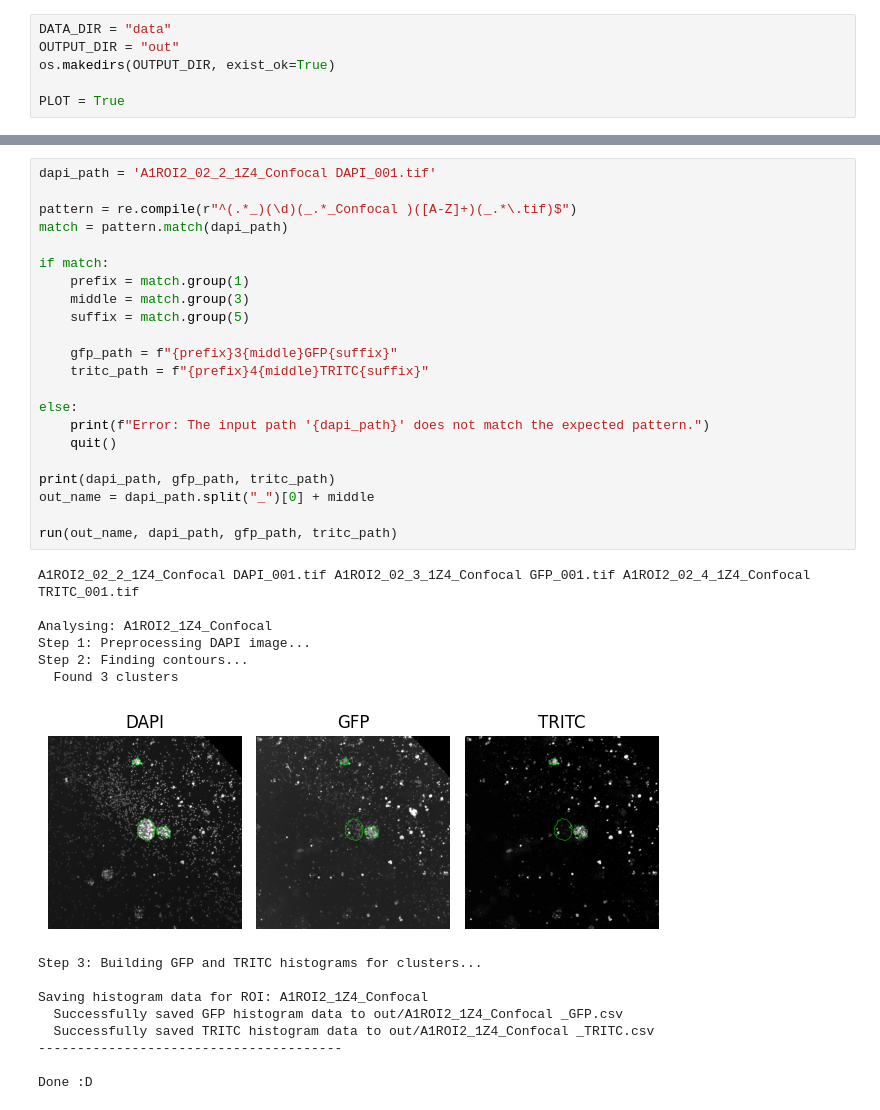
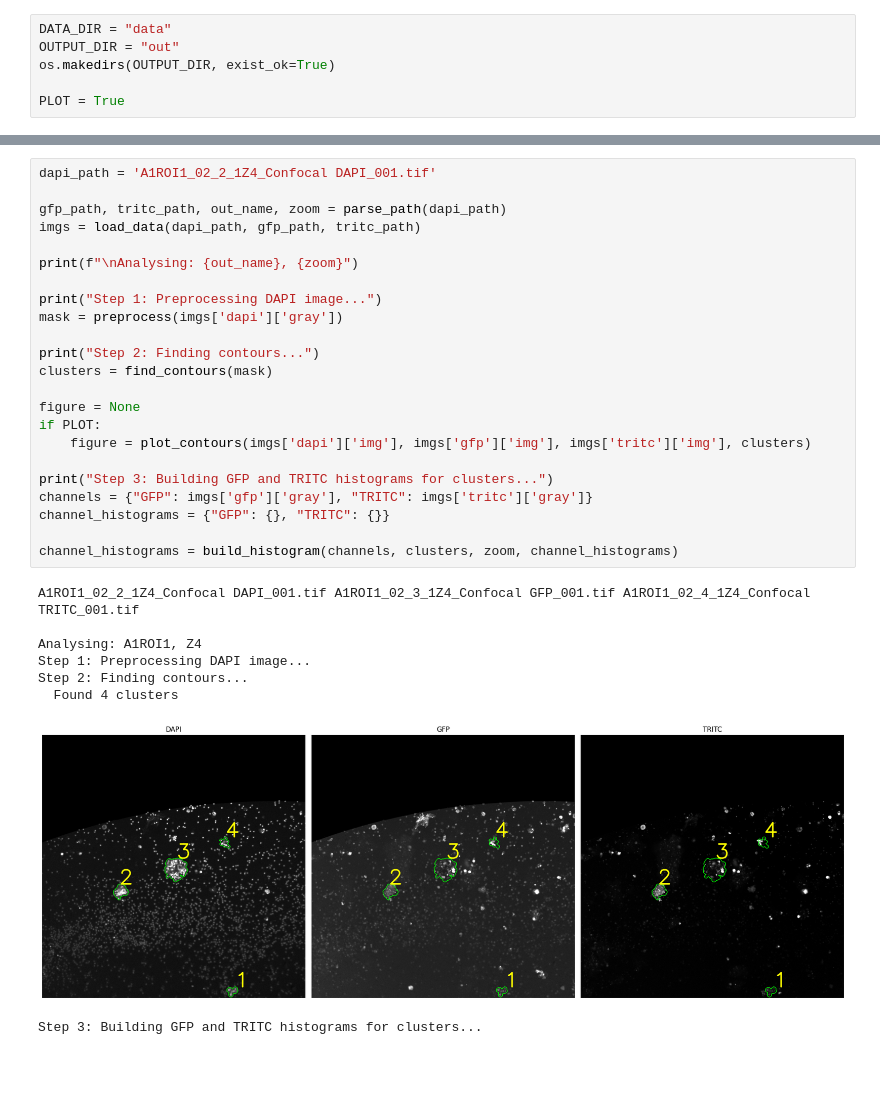
Before and after one commit to kuko6/roi-analysis, a Jupyter notebook: nb.ipynb, the cells around one changed output, grey strips where cells are left out. Cells and saved outputs as stored; diff of their text form; blank space fills up the shorter version.

```diff
--- a/nb.ipynb
+++ b/nb.ipynb
@@ -180,38 +250,32 @@ def run(out_name, dapi_path, gfp_path, tritc_path):
 # %%
-dapi_path = 'A1ROI2_02_2_1Z4_Confocal DAPI_001.tif'
+dapi_path = 'A1ROI1_02_2_1Z4_Confocal DAPI_001.tif'
 
-pattern = re.compile(r"^(.*_)(\d)(_.*_Confocal )([A-Z]+)(_.*\.tif)$")
-match = pattern.match(dapi_path)
+gfp_path, tritc_path, out_name, zoom = parse_path(dapi_path)
+imgs = load_data(dapi_path, gfp_path, tritc_path)
 
-if match:
-    prefix = match.group(1)
-    middle = match.group(3)
-    suffix = match.group(5)
+print(f"\nAnalysing: {out_name}, {zoom}")
 
-    gfp_path = f"{prefix}3{middle}GFP{suffix}"
-    tritc_path = f"{prefix}4{middle}TRITC{suffix}"
+print("Step 1: Preprocessing DAPI image...")
+mask = preprocess(imgs['dapi']['gray'])
 
-else:
-    print(f"Error: The input path '{dapi_path}' does not match the expected pattern.")
-    quit()
+print("Step 2: Finding contours...")
+clusters = find_contours(mask)
 
-print(dapi_path, gfp_path, tritc_path)
-out_name = dapi_path.split("_")[0] + middle
+figure = None
+if PLOT:
+    figure = plot_contours(imgs['dapi']['img'], imgs['gfp']['img'], imgs['tritc']['img'], clusters)
 
-run(out_name, dapi_path, gfp_path, tritc_path)
+print("Step 3: Building GFP and TRITC histograms for clusters...")
+channels = {"GFP": imgs['gfp']['gray'], "TRITC": imgs['tritc']['gray']}
+channel_histograms = {"GFP": {}, "TRITC": {}}
+
+channel_histograms = build_histogram(channels, clusters, zoom, channel_histograms)
 # %% [output]
-A1ROI2_02_2_1Z4_Confocal DAPI_001.tif A1ROI2_02_3_1Z4_Confocal GFP_001.tif A1ROI2_02_4_1Z4_Confocal TRITC_001.tif
+A1ROI1_02_2_1Z4_Confocal DAPI_001.tif A1ROI1_02_3_1Z4_Confocal GFP_001.tif A1ROI1_02_4_1Z4_Confocal TRITC_001.tif
 
-Analysing: A1ROI2_1Z4_Confocal
+Analysing: A1ROI1, Z4
 Step 1: Preprocessing DAPI image...
 Step 2: Finding contours...
-  Found 3 clusters
+  Found 4 clusters
-[figure, old version]
+[figure, new version]
 Step 3: Building GFP and TRITC histograms for clusters...
-
-Saving histogram data for ROI: A1ROI2_1Z4_Confocal
-  Successfully saved GFP histogram data to out/A1ROI2_1Z4_Confocal _GFP.csv
-  Successfully saved TRITC histogram data to out/A1ROI2_1Z4_Confocal _TRITC.csv
----------------------------------------
-
-Done :D
```
Also changed, not shown: parts of 6 cells of this notebook, 3 other files.
